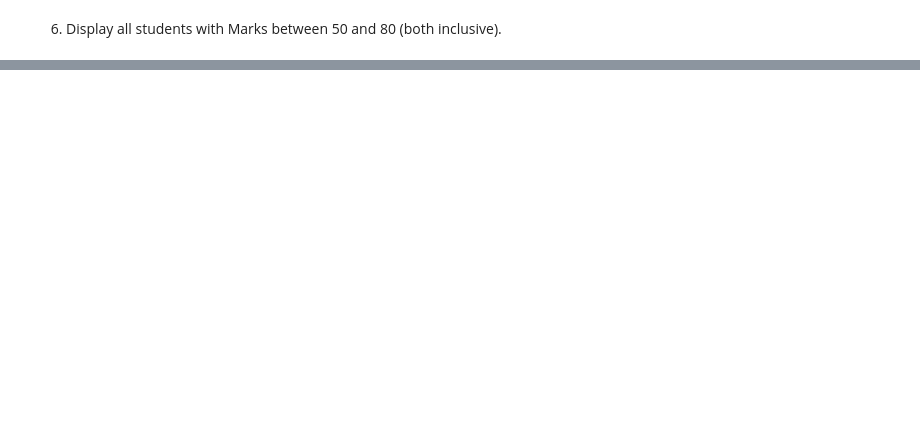
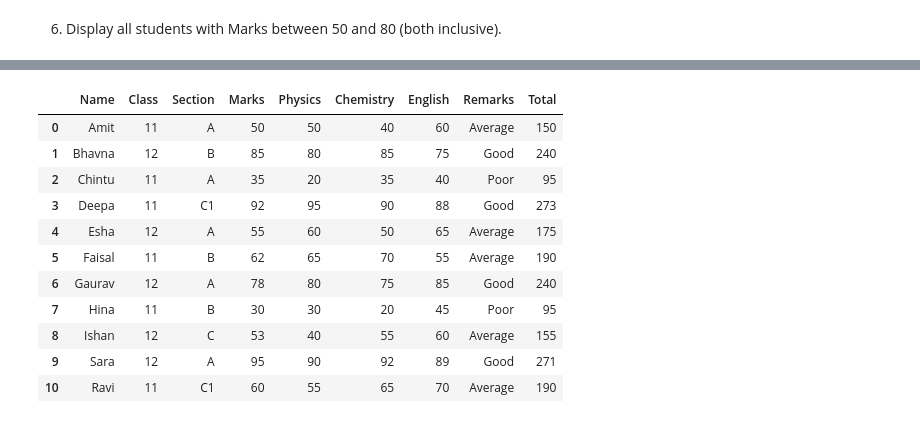
Before and after one commit to csslg22/XII-Informatics-Practices-065, a Jupyter notebook: DataFrame 02.ipynb, the cells around one changed output, grey strips where cells are left out. Cells and saved outputs as stored; diff of their text form; code cells hidden in the pictures; blank space fills up the shorter version.

```diff
--- a/DataFrame 02.ipynb
+++ b/DataFrame 02.ipynb
@@ -291,0 +372,5 @@ Physics.
+# %%
+# Create a new column named 'Total' storing the sum of Physics, Chemistry and English.
+
+df['Total'] = df['Physics'] + df['Chemistry'] + df['English']
+print(df)
@@ -291,0 +432,3 @@ Physics.
+# %%
+df.loc[(df['Marks']<=50), 'Marks'] += 5
+print(df.loc[(df['Marks']<=50), ['Name', 'Class', 'Section', 'Marks']])
@@ -291,0 +447,3 @@ Physics.
+# %%
+df.loc[(df['Section']=='C') & (df['Class'] == 11),'Section'] = 'C1'
+print(df.loc[(df['Section']=='C1') & (df['Class'] == 11)])
@@ -291,0 +454,5 @@ Physics.
+# %%
+# Update the Remarks to 'Good' for students whose Marks is above 75.
+print(df.loc[(df['Marks']>75)])
+df.loc[(df['Marks']>75),'Remarks'] = 'Good'
+print(df.loc[(df['Marks']>75)])
@@ -291,0 +470,15 @@ Physics.
+# %%
+df
+# %% [output]
+|  | Name | Class | Section | Marks | Physics | Chemistry | English | Remarks | Total |
+| 0 | Amit | 11 | A | 50 | 50 | 40 | 60 | Average | 150 |
+| 1 | Bhavna | 12 | B | 85 | 80 | 85 | 75 | Good | 240 |
+| 2 | Chintu | 11 | A | 35 | 20 | 35 | 40 | Poor | 95 |
+| 3 | Deepa | 11 | C1 | 92 | 95 | 90 | 88 | Good | 273 |
+| 4 | Esha | 12 | A | 55 | 60 | 50 | 65 | Average | 175 |
+| 5 | Faisal | 11 | B | 62 | 65 | 70 | 55 | Average | 190 |
+| 6 | Gaurav | 12 | A | 78 | 80 | 75 | 85 | Good | 240 |
+| 7 | Hina | 11 | B | 30 | 30 | 20 | 45 | Poor | 95 |
+| 8 | Ishan | 12 | C | 53 | 40 | 55 | 60 | Average | 155 |
+| 9 | Sara | 12 | A | 95 | 90 | 92 | 89 | Good | 271 |
+| 10 | Ravi | 11 | C1 | 60 | 55 | 65 | 70 | Average | 190 |
```
Also changed, not shown: parts of 21 cells of this notebook.
